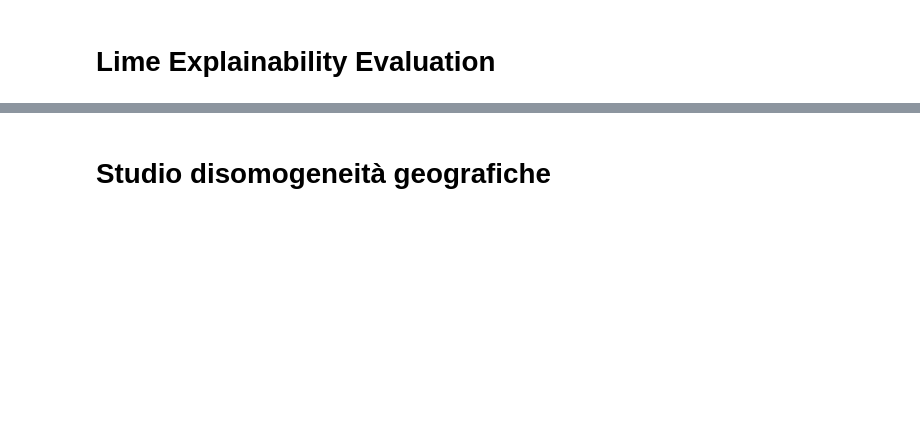
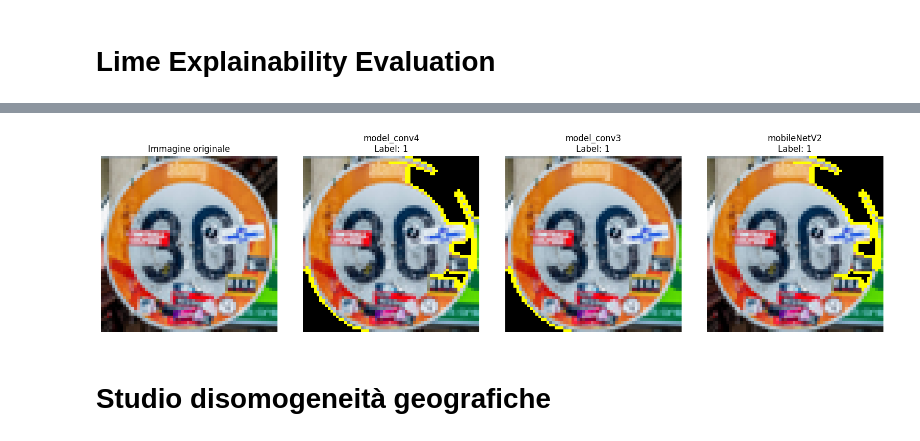
Before and after one commit to ares-17/ItalianSignNet, a Jupyter notebook: src/models/notebook.ipynb, the cells around one changed output, grey strips where cells are left out. Saved outputs shown, nothing was run; the diff lists cells and outputs as text; code cells hidden in the pictures; blank space fills up the shorter version.

```diff
--- a/src/models/notebook.ipynb
+++ b/src/models/notebook.ipynb
@@ -943,3 +736,8 @@ execute_lime(f'{TEST_PATH}/02/138649562181816_339.jpg')
+# %%
+#explain_and_show_all_models(f"{TEST_PATH}/02/221819989748296_1.jpg", models_info)
+explain_and_show_all_models(f"/workspace/test_LIME.jpg", models_info)
+# %% [output]
+[figure, added]
 # %% [markdown]
 # Studio disomogeneità geografiche
 # %%
```
Also changed, not shown: parts of 31 cells of this notebook, 3 other files.
